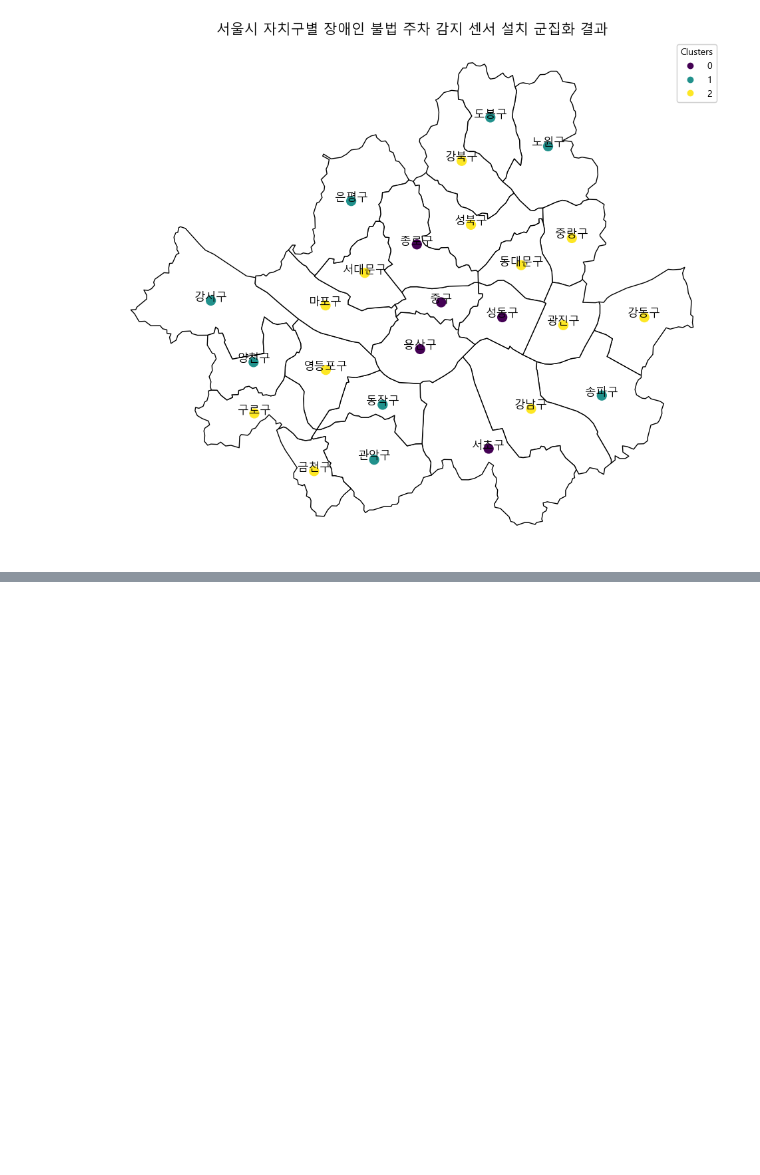
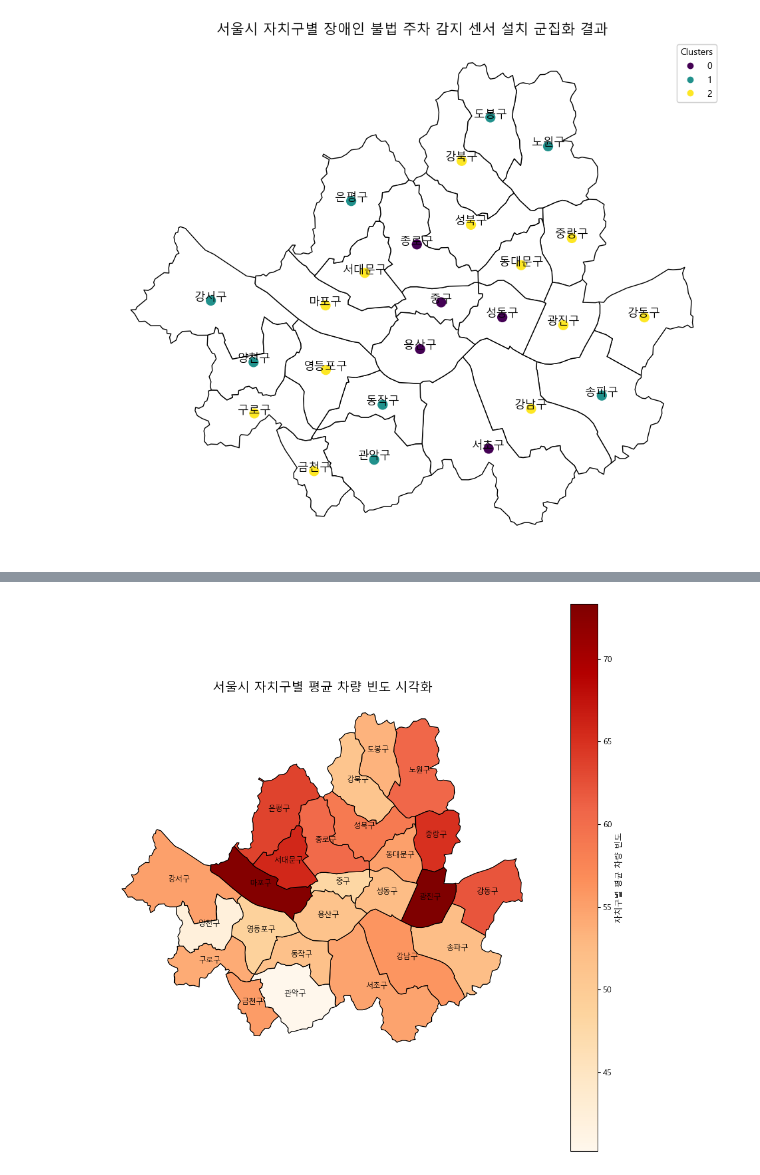
Before and after one commit to CJW5361/SESAC_AI_Open_Source, a Jupyter notebook: 공모전/see.ipynb, the cells around one changed output, grey strips where cells are left out. Cells and saved outputs as stored; diff of their text form; code cells hidden in the pictures; blank space fills up the shorter version.

```diff
--- a/공모전/see.ipynb
+++ b/공모전/see.ipynb
@@ -277,0 +408,49 @@ plt.show()
+# %%
+import geopandas as gpd
+import pandas as pd
+import matplotlib.pyplot as plt
+
+# 서울시 자치구 경계 데이터 파일 경로
+seoul_geojson_path = 'seoul_municipalities_geo_simple.json'
+
+# GeoJSON 데이터 불러오기
+seoul_geo_df = gpd.read_file(seoul_geojson_path)
+
+# 차량 빈도 데이터 파일 경로
+traffic_freq_path = "서울시 21년 차량빈도_서울만.csv"
+
+# 차량 빈도 데이터 불러오기
+traffic_freq_df = pd.read_csv(traffic_freq_path, encoding='utf-8-sig')
+
+# 자치구별로 평균 차량 빈도를 계산
+traffic_freq_avg = traffic_freq_df.groupby('내용')['FRIN_CG'].mean().reset_index()
+
+# 자치구 이름을 GeoJSON 데이터의 'name' 컬럼과 일치시키기 위해 컬럼명 변경
+traffic_freq_avg.rename(columns={'내용': 'name', 'FRIN_CG': 'avg_traffic'}, inplace=True)
+
+# GeoJSON 데이터와 차량 빈도 데이터 결합
+seoul_traffic_geo_df = seoul_geo_df.merge(traffic_freq_avg, on='name', how='left')
+
+
+
+# 차량 빈도에 따른 시각화 (한글 폰트 적용)
+fig, ax = plt.subplots(1, 1, figsize=(12, 12))
+seoul_traffic_geo_df.plot(column='avg_traffic', ax=ax, legend=True,
+                          legend_kwds={'label': "자치구별 평균 차량 빈도"},
+                          cmap='OrRd', edgecolor='black')
+
+# 자치구 이름 표시 (한글 폰트 적용)
+for idx, row in seoul_traffic_geo_df.iterrows():
+    plt.annotate(text=row['name'], xy=(row['geometry'].centroid.x, row['geometry'].centroid.y),
+                 horizontalalignment='center', fontsize=9)
+
+# 지도에 제목 추가
+plt.title('서울시 자치구별 평균 차량 빈도 시각화', fontsize=15)
+
+# 축 레이블 제거
+ax.set_axis_off()
+plt.savefig('시각화/자치구별 평균 차량 빈도.png', format='png',bbox_inches='tight')
+# 시각화 결과 출력
+plt.show()
+# %% [output]
+[figure, added]
```
Also changed, not shown: parts of 8 cells of this notebook, 29 other files.
